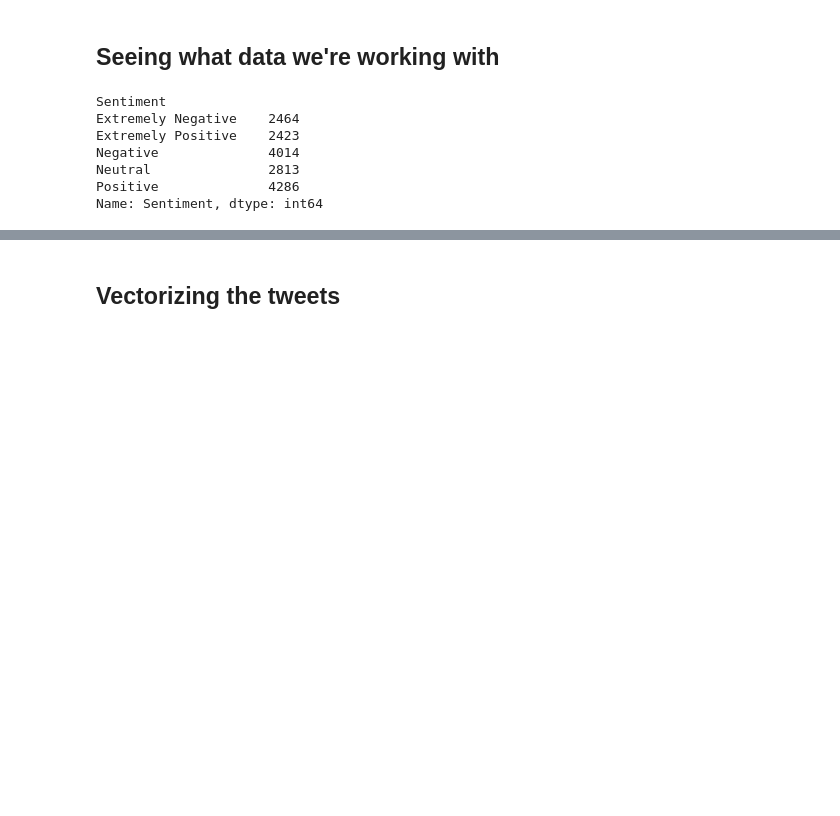
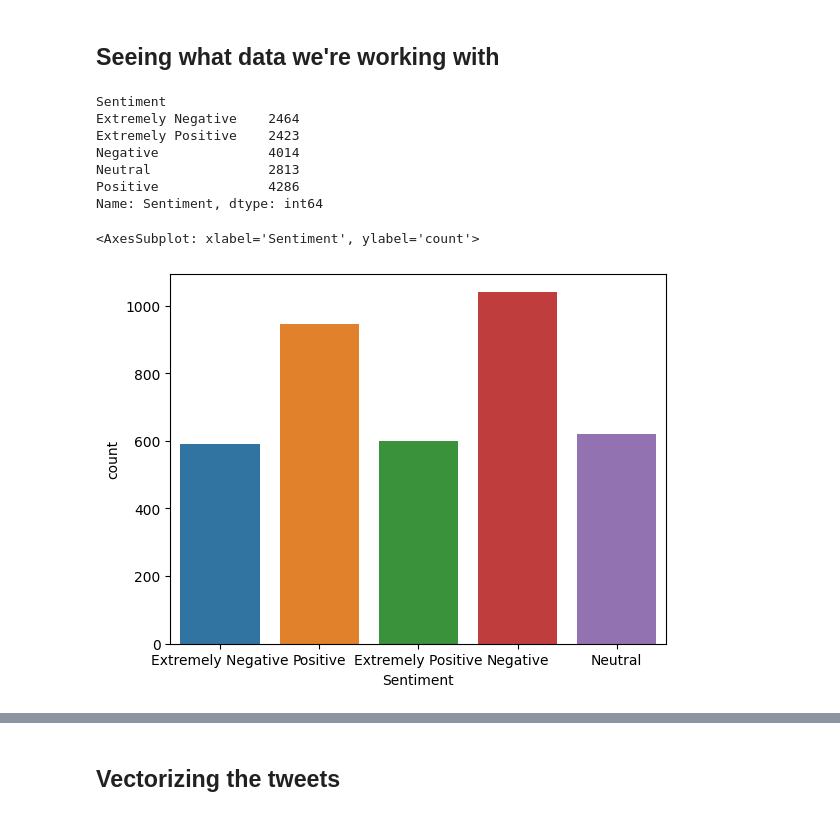
Before and after one commit to KaeCan/NLP_Portfolio, a Jupyter notebook: Exploring_Text_Classification.ipynb, the cells around one changed output, grey strips where cells are left out. Saved outputs shown, nothing was run; the diff lists cells and outputs as text; code cells hidden in the pictures; blank space fills up the shorter version.

Commit message:
sb graphs

```diff
--- a/Exploring_Text_Classification.ipynb
+++ b/Exploring_Text_Classification.ipynb
@@ -26,3 +26,9 @@ Negative              4014
 Neutral               2813
 Positive              4286
 Name: Sentiment, dtype: int64
+# %%
+import seaborn as sb
+sb.countplot(x=data_test['Sentiment'])
+# %% [output]
+<AxesSubplot: xlabel='Sentiment', ylabel='count'>
+[figure, added]
```
Also changed, not shown: parts of 1 cell of this notebook.
